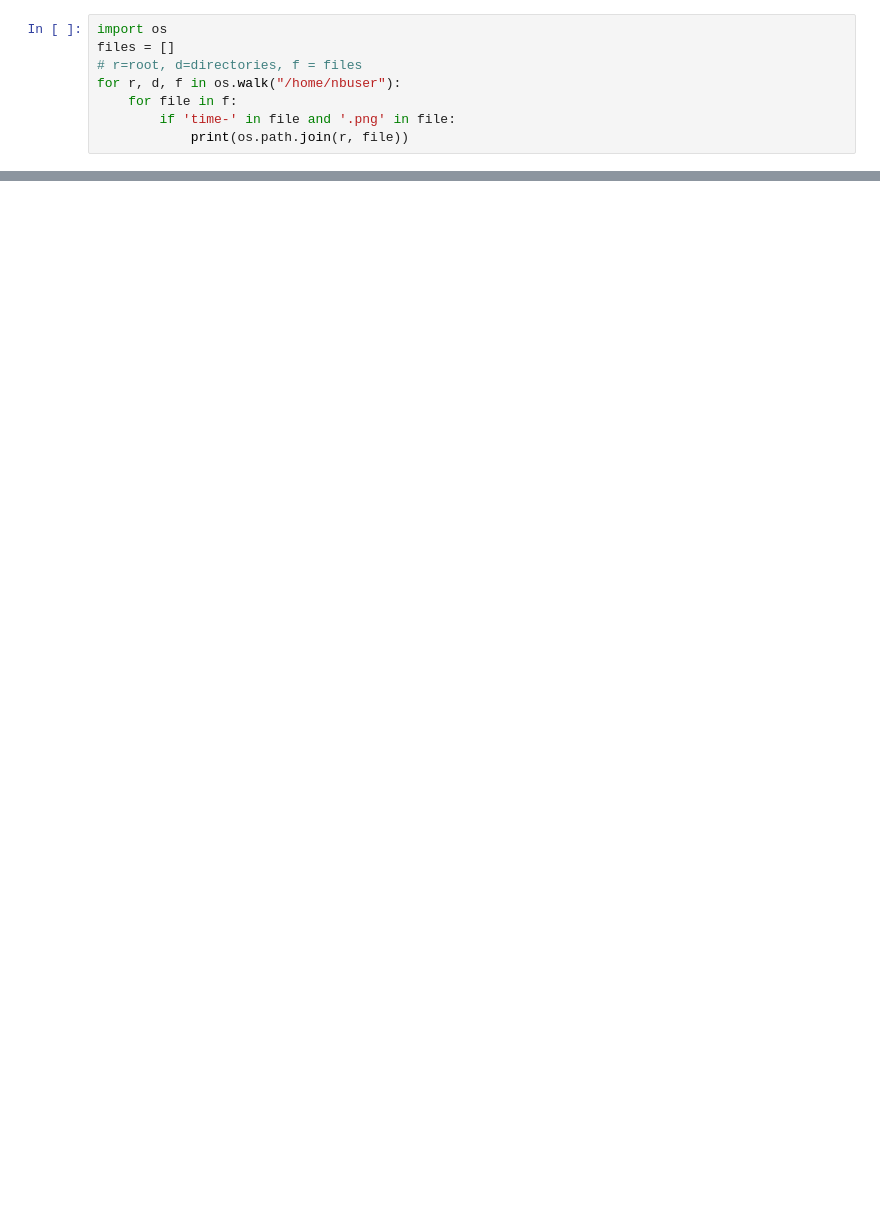
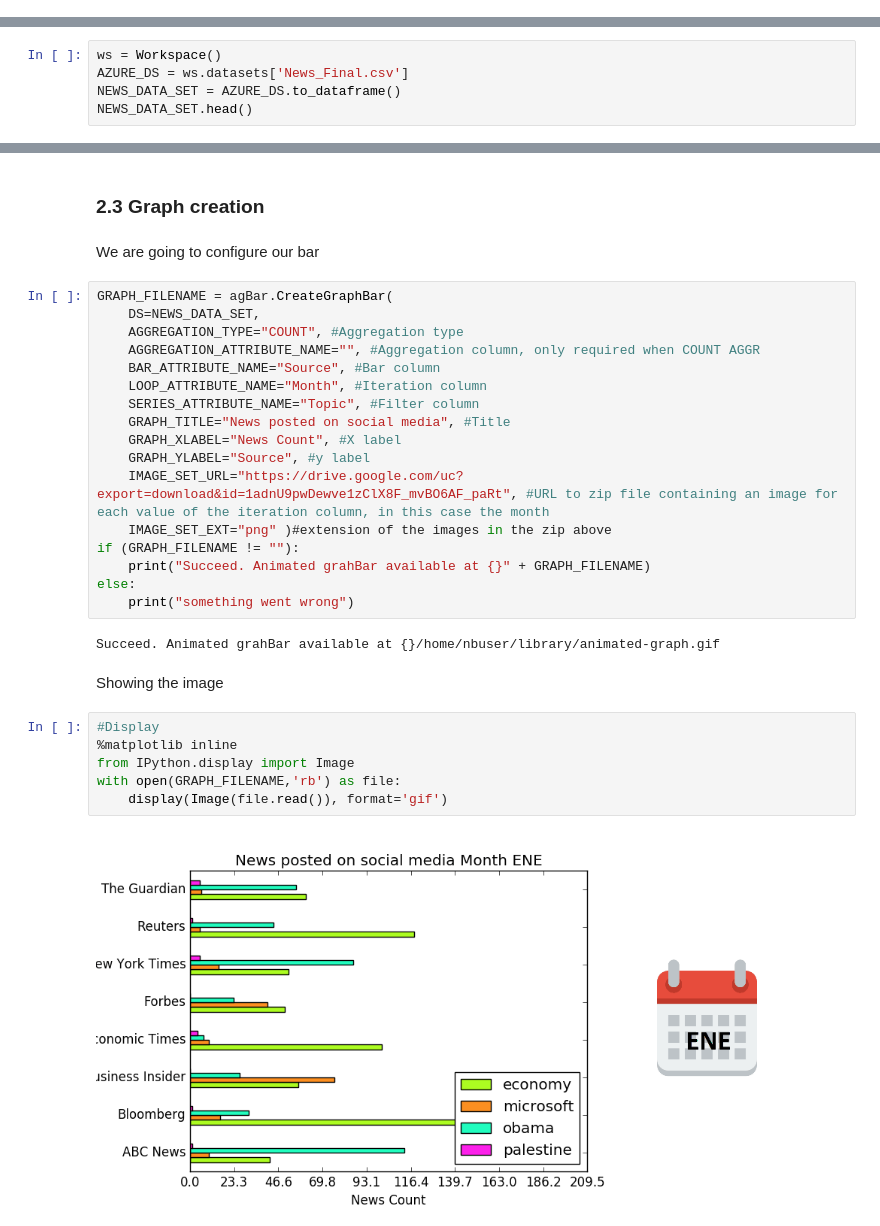
Before and after one commit to lgbaeza/py-animated-graph, a Jupyter notebook: Python Animated Graph.ipynb, the cells around one changed output, grey strips where cells are left out. Saved outputs shown, nothing was run; the diff lists cells and outputs as text; blank space fills up the shorter version.

```diff
--- a/Python Animated Graph.ipynb
+++ b/Python Animated Graph.ipynb
@@ -147,8 +0,0 @@ FileNotFoundError: [Errno 2] No such file or directory: '/home/nbuser/time-0.png
-# %%
-import os
-files = []
-# r=root, d=directories, f = files
-for r, d, f in os.walk("/home/nbuser"):
-    for file in f:
-        if 'time-' in file and '.png' in file:
-            print(os.path.join(r, file))
@@ -172,0 +51,5 @@ for r, d, f in os.walk("/home/nbuser"):
+# %%
+ws = Workspace()
+AZURE_DS = ws.datasets['News_Final.csv']
+NEWS_DATA_SET = AZURE_DS.to_dataframe()
+NEWS_DATA_SET.head()
@@ -172,0 +111,33 @@ for r, d, f in os.walk("/home/nbuser"):
+# %% [markdown]
+### 2.3 Graph creation
+# %% [markdown]
+We are going to configure our bar
+# %%
+GRAPH_FILENAME = agBar.CreateGraphBar(
+    DS=NEWS_DATA_SET,
+    AGGREGATION_TYPE="COUNT", #Aggregation type
+    AGGREGATION_ATTRIBUTE_NAME="", #Aggregation column, only required when COUNT AGGR
+    BAR_ATTRIBUTE_NAME="Source", #Bar column
+    LOOP_ATTRIBUTE_NAME="Month", #Iteration column
+    SERIES_ATTRIBUTE_NAME="Topic", #Filter column
+    GRAPH_TITLE="News posted on social media", #Title
+    GRAPH_XLABEL="News Count", #X label
+    GRAPH_YLABEL="Source", #y label
+    IMAGE_SET_URL="https://drive.google.com/uc?export=download&id=1adnU9pwDewve1zClX8F_mvBO6AF_paRt", #URL to zip file containing an image for each value of the iteration column, in this case the month
+    IMAGE_SET_EXT="png" )#extension of the images in the zip above
+if (GRAPH_FILENAME != ""):
+    print("Succeed. Animated grahBar available at {}" + GRAPH_FILENAME)
+else:
+    print("something went wrong")
+# %% [output]
+Succeed. Animated grahBar available at {}/home/nbuser/library/animated-graph.gif
+# %% [markdown]
+Showing the image
+# %%
+#Display
+%matplotlib inline
+from IPython.display import Image
+with open(GRAPH_FILENAME,'rb') as file:
+    display(Image(file.read()), format='gif')
+# %% [output]
+[figure, added]
```
Also changed, not shown: parts of 34 cells of this notebook, 27 other files.
